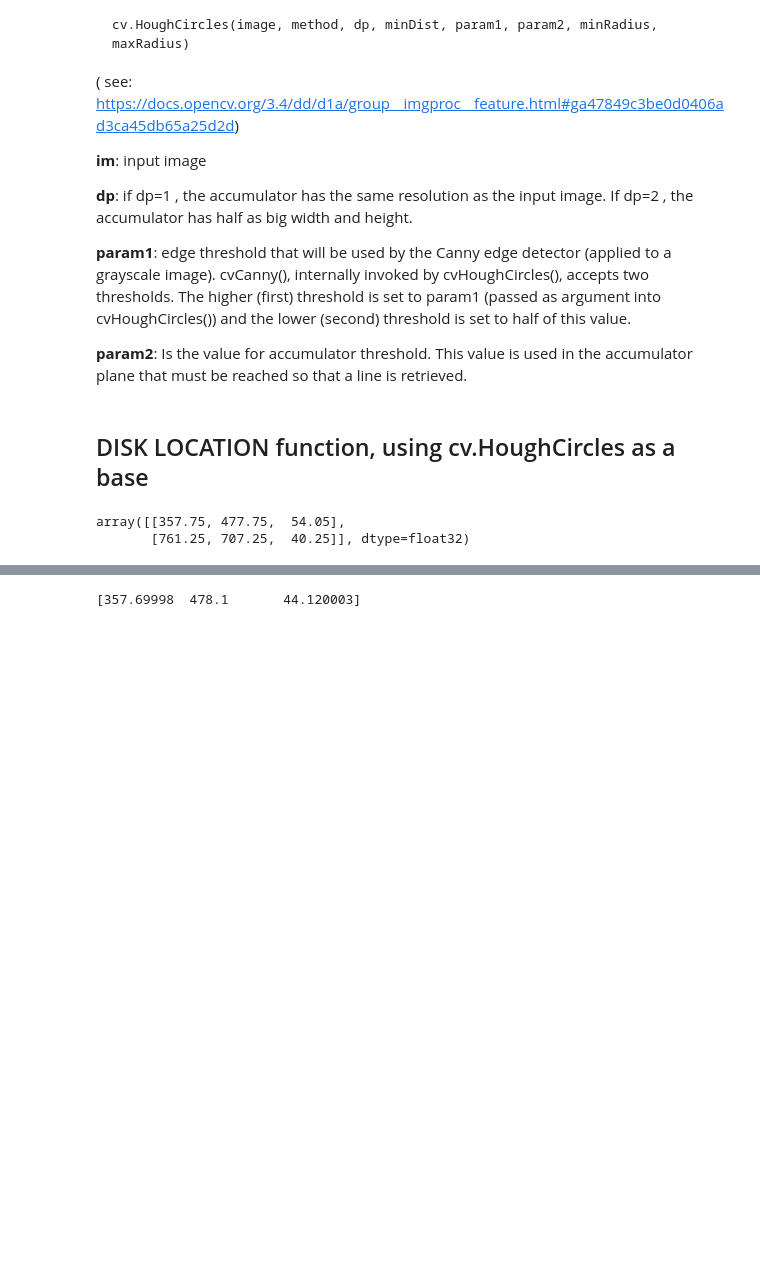
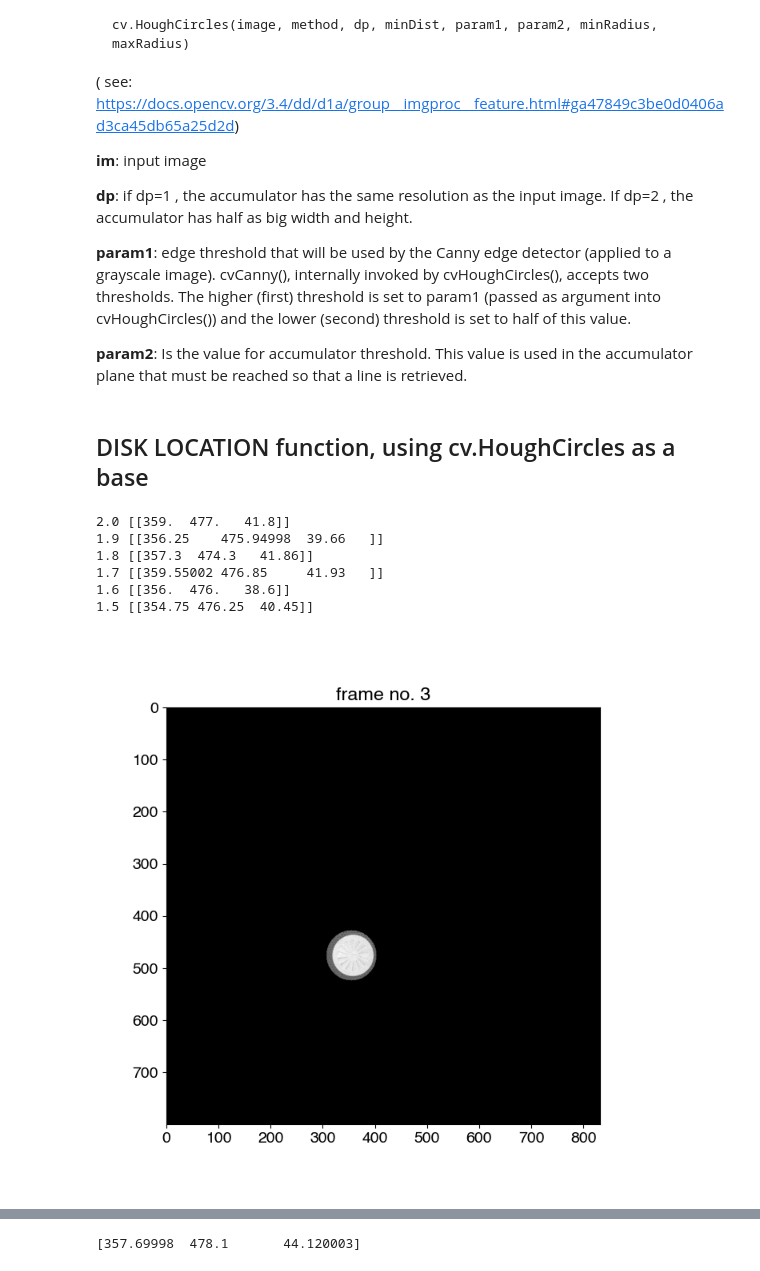
Before and after one commit to fvegar/brownian, a Jupyter notebook: brownian.ipynb, the cells around one changed output, grey strips where cells are left out. Saved outputs shown, nothing was run; the diff lists cells and outputs as text; code cells hidden in the pictures; blank space fills up the shorter version.

```diff
--- a/brownian.ipynb
+++ b/brownian.ipynb
@@ -246,7 +242,8 @@ black = black_frame(832,800,np.uint8)
 # %%
-def circle_mask(LX, LY, x0, y0, R, image, base_frame):
+def circle_mask(x0, y0, R, image, base_frame):
     return cv.bitwise_and(image, image, \
-    mask = cv.circle(base_frame, (x0,y0), R, 255, -1))
+    mask = cv.circle(np.copy(base_frame), (int(x0),int(y0)), int(R), 255, -1) )
+    # np.copy is necessary; otherwise cv.circle modifies base_frame
 # %%
 LX = int(np.shape(video[0])[1])
 LY = int(np.shape(video[0])[0])
@@ -280,8 +285,18 @@ __param2__: Is the value for accumulator threshold. This value is used in the ac
 # %%
 def locate_disk(image, dp, m_dist, mr, Mr):
     return cv.HoughCircles(image, cv.HOUGH_GRADIENT, dp, minDist=m_dist, minRadius=mr, maxRadius=Mr)[0]
+# %%
+masked_frame =  circle_mask( x0, y0, R, video[0], black)
+for i in range(6):
+    print(2-i*0.1, locate_disk(cv.convertScaleAbs(masked_frame), 2-i*0.1, 50, 37, 43))
+# %% [output]
+2.0 [[359.  477.   41.8]]
+1.9 [[356.25    475.94998  39.66   ]]
+1.8 [[357.3  474.3   41.86]]
+1.7 [[359.55002 476.85     41.93   ]]
+1.6 [[356.  476.   38.6]]
+1.5 [[354.75 476.25  40.45]]
 # %%
-locate_disk(cv.convertScaleAbs(video[0]), 1.5, 50, 35, 55)
+disk = locate_disk( cv.convertScaleAbs(masked_frame), 1.5, 50, 37, 43)[0]
-# %% [output]
-array([[357.75, 477.75,  54.05],
-       [761.25, 707.25,  40.25]], dtype=float32)
+# %%
+disk_mask = circle_mask(disk[0], disk[1], disk[2]*1.2, masked_frame, black)
@@ -287,0 +308,5 @@ array([[357.75, 477.75,  54.05],
+# %%
+plt.close(3)
+pltdisplay( 7, disk_mask, 3)
+# %% [output]
+[figure, added]
```
Also changed, not shown: parts of 28 cells of this notebook.
